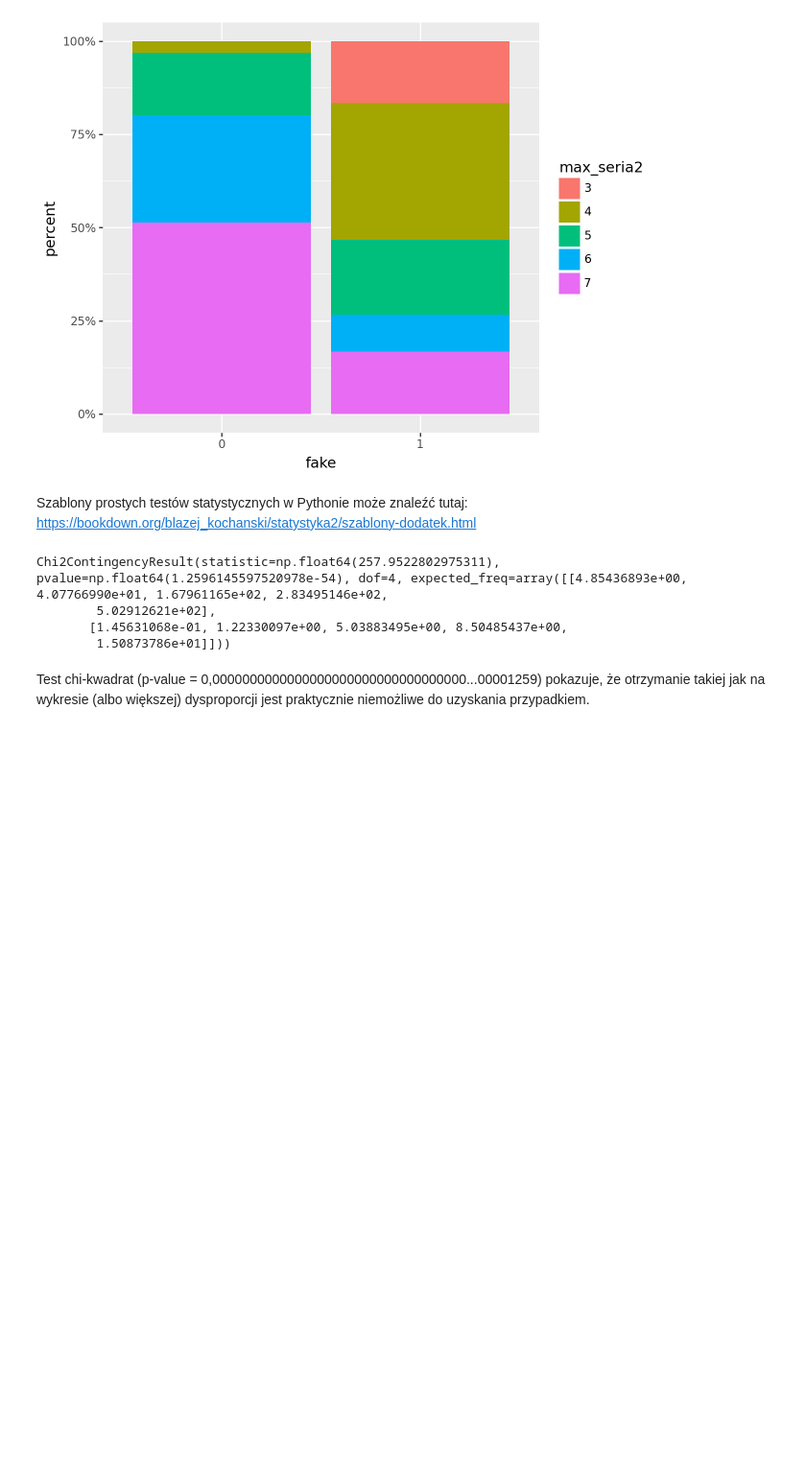
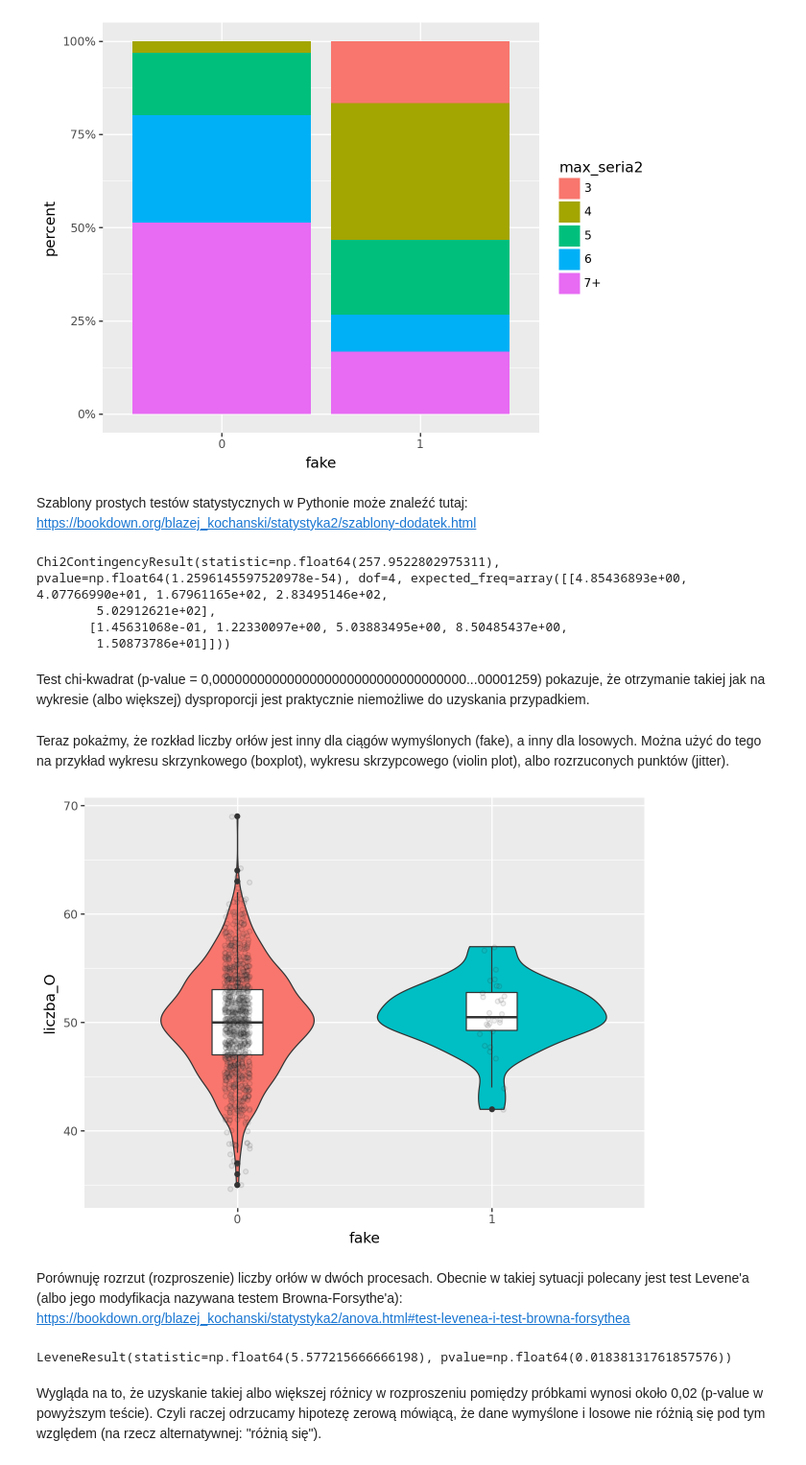
Before and after one commit to blakocha/ADRPY2025, a Jupyter notebook: Notatki_20251123_10.ipynb, the cells around one changed output. Shown at 96% size. Cells and saved outputs as stored; diff of their text form; code cells hidden in the pictures; blank space fills up the shorter version.

```diff
--- a/Notatki_20251123_10.ipynb
+++ b/Notatki_20251123_10.ipynb
@@ -71,3 +71,28 @@ Chi2ContingencyResult(statistic=np.float64(257.9522802975311), pvalue=np.float64
         1.50873786e+01]]))
 # %% [markdown]
 Test chi-kwadrat (p-value = 0,0000000000000000000000000000000000...00001259) pokazuje, że otrzymanie takiej jak na wykresie (albo większej) dysproporcji jest praktycznie niemożliwe do uzyskania przypadkiem.
+# %% [markdown]
+Teraz pokażmy, że rozkład liczby orłów jest inny dla ciągów wymyślonych (fake), a inny dla losowych. Można użyć do tego na przykład wykresu skrzynkowego (boxplot), wykresu skrzypcowego (violin plot), albo rozrzuconych punktów (jitter).
+# %%
+from plotnine import *
+
+(
+    ggplot(dane, aes(x='fake', y='liczba_O', fill='fake'))
+    + geom_violin()
+    + geom_boxplot(fill="white", width=.2)
+    + geom_jitter(width=0.05, alpha=0.1, size=1.5, fill="gray")
+    + labs(x='fake')
+    + guides(fill=False)
+)
+# %% [output]
+[figure, added]
+# %% [markdown]
+Porównuję rozrzut (rozproszenie) liczby orłów w dwóch procesach. Obecnie w takiej sytuacji polecany jest test Levene'a (albo jego modyfikacja nazywana testem Browna-Forsythe'a): https://bookdown.org/blazej_kochanski/statystyka2/anova.html#test-levenea-i-test-browna-forsythea
+# %%
+levene_result = stats.levene(dane['liczba_O'][dane['fake']=="1"],
+                             dane['liczba_O'][dane['fake']=="0"])
+print(levene_result)
+# %% [output]
+LeveneResult(statistic=np.float64(5.577215666666198), pvalue=np.float64(0.01838131761857576))
+# %% [markdown]
+Wygląda na to, że uzyskanie takiej albo większej różnicy w rozproszeniu pomiędzy próbkami wynosi około 0,02 (p-value w powyższym teście). Czyli raczej odrzucamy hipotezę zerową mówiącą, że dane wymyślone i losowe nie różnią się pod tym względem (na rzecz alternatywnej: "różnią się").
```
Also changed, not shown: parts of 1 cell of this notebook.
